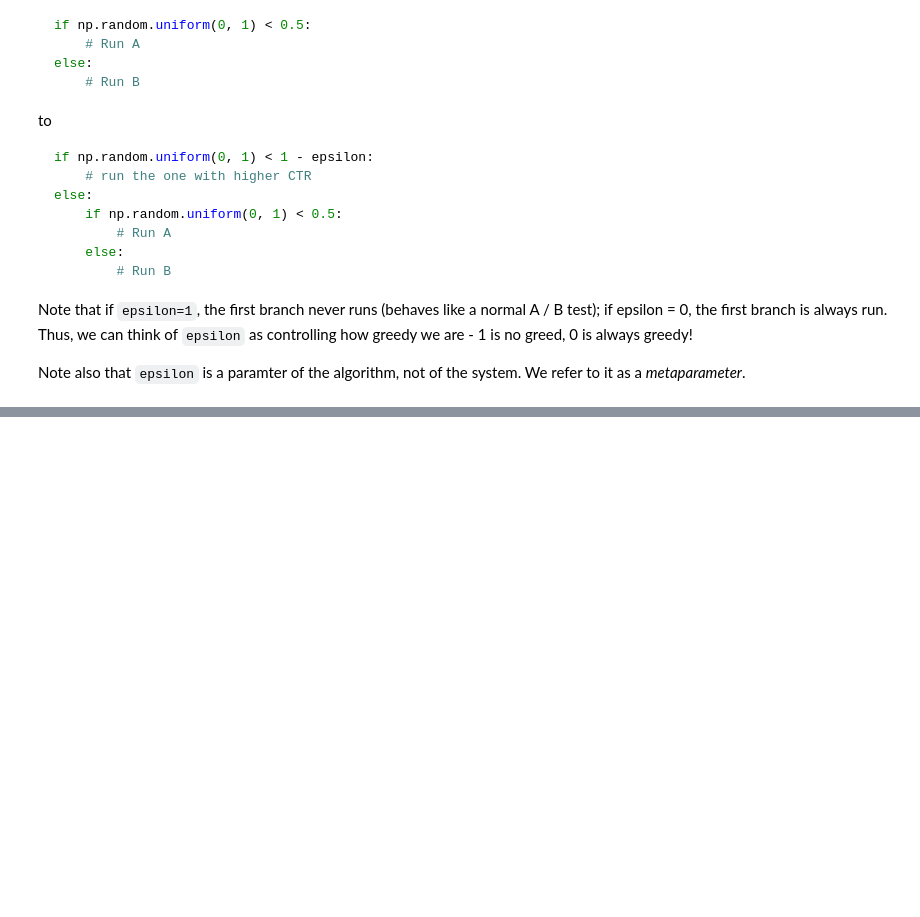
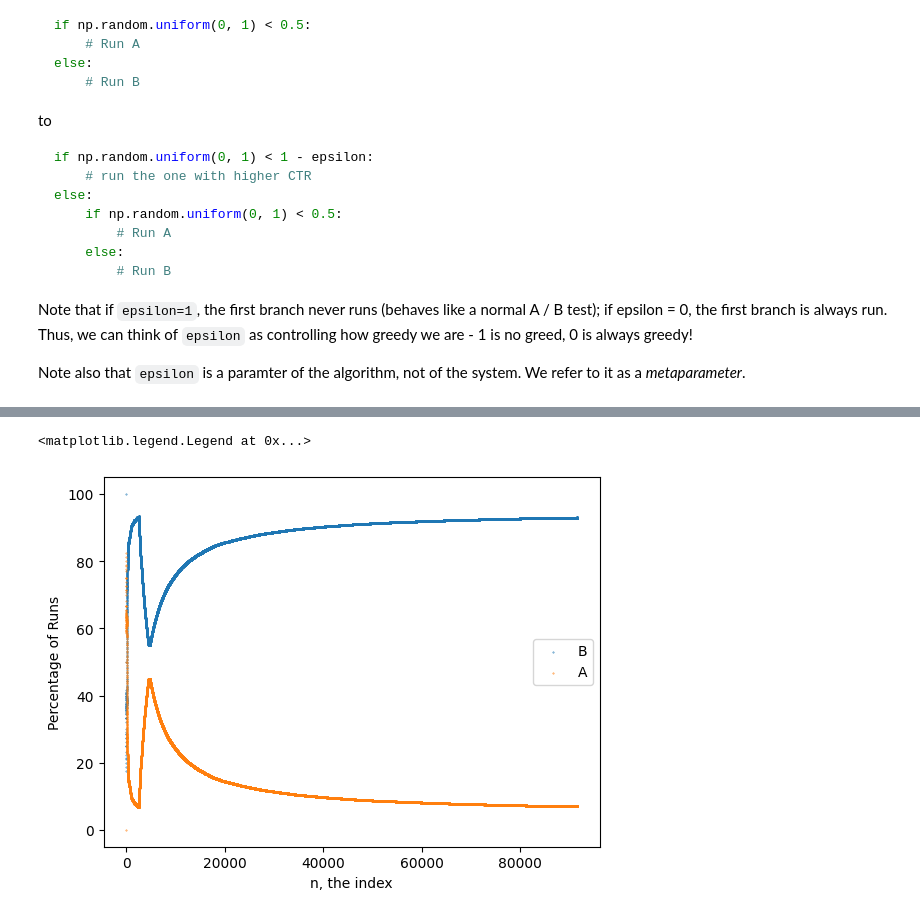
Before and after one commit to EricRobertCampbell/experimentation-for-engineers-notes, a Jupyter notebook: chapter03-multiArmedBandits.ipynb, the cells around one changed output, grey strips where cells are left out. Cells and saved outputs as stored; diff of their text form; code cells hidden in the pictures; blank space fills up the shorter version.

```diff
--- a/chapter03-multiArmedBandits.ipynb
+++ b/chapter03-multiArmedBandits.ipynb
@@ -284,0 +365,17 @@ def epsilon_greedy(num_ind, epsilon):
+# %%
+ctr_vs_n, used_b = epsilon_greedy(num_ind, epsilon)
+percentage_b = []
+total_b = 0
+for index, was_b_used in enumerate(used_b):
+    total_b += 1 if was_b_used else 0
+    percentage_b.append(total_b / (index + 1))
+# %%
+fig, ax = plt.subplots()
+ax.scatter(range(len(percentage_b)), [percentage * 100 for percentage in percentage_b], marker='.', s=0.5, label="B")
+ax.scatter(range(len(percentage_b)), [100 - percentage * 100 for percentage in percentage_b], marker='.', s=0.5, label="A")
+ax.set_xlabel("n, the index")
+ax.set_ylabel("Percentage of Runs")
+ax.legend()
+# %% [output]
+<matplotlib.legend.Legend at 0x...>
+[figure, added]
```
Also changed, not shown: parts of 16 cells of this notebook.
